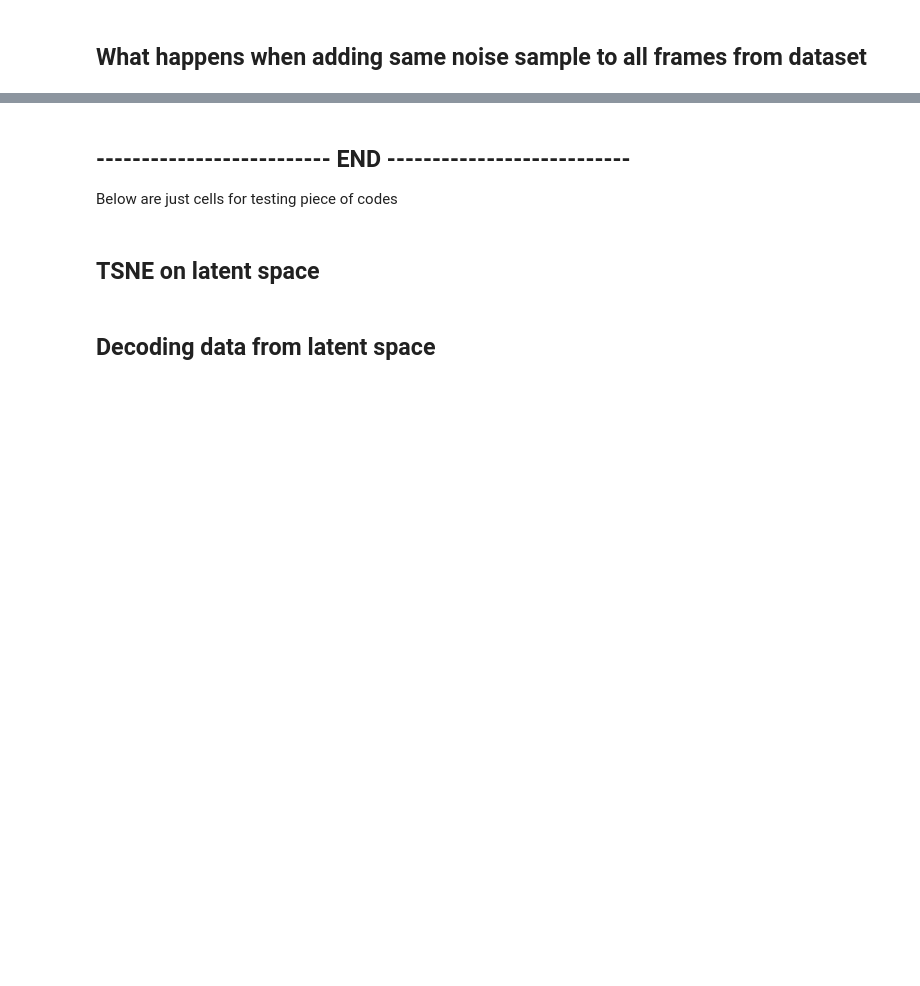
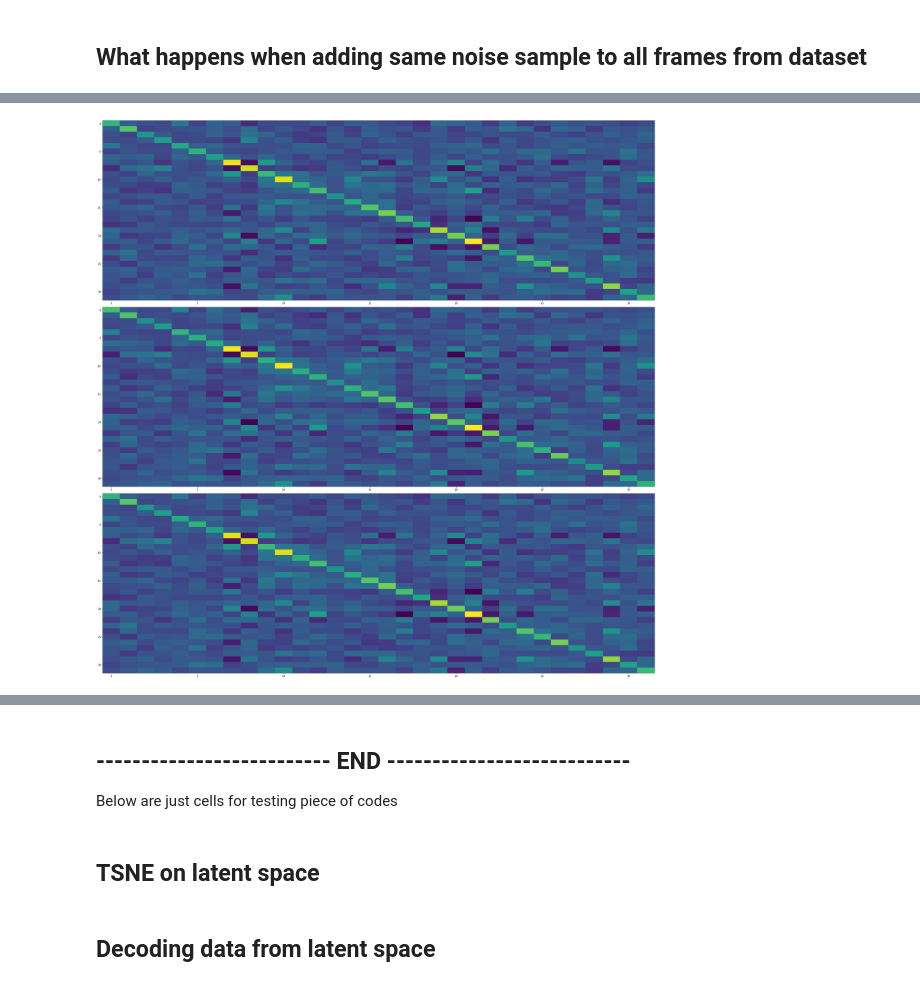
Before and after one commit to antmaio/FrechetMotionDistance, a Jupyter notebook: FGD_Conv1d.ipynb, the cells around one changed output, grey strips where cells are left out. Drawn from its saved outputs; the diff is of its cells as text; code cells hidden in the pictures; blank space fills up the shorter version.

```diff
--- a/FGD_Conv1d.ipynb
+++ b/FGD_Conv1d.ipynb
@@ -866,0 +1123,20 @@ else:
+# %%
+cov_noisy_one_sample = np.load(stat_path_one_sample)['cov_lsn']
+cov_noisy = np.load(stat_path)['cov_lsn']
+cov_gt = np.load(stat_path)['cov_ls']
+
+idx = 0
+
+cov_noisy_one_sample = get_win_std(cov_noisy_one_sample, idx).mean(axis=0)
+cov_noisy = get_win_std(cov_noisy, idx).mean(axis=0)
+cov_gt = get_win_std(cov_gt, idx).mean(axis=0)
+
+fig, ax = plt.subplots(3, figsize=(32,32))
+ax[0].imshow(cov_gt, interpolation="nearest", aspect='auto')
+#plt.figure()
+ax[1].imshow(cov_noisy, interpolation="nearest", aspect='auto')
+#plt.figure()
+ax[2].imshow(cov_noisy_one_sample, interpolation="nearest", aspect='auto')
+plt.tight_layout()
+# %% [output]
+[figure, added]
```
Also changed, not shown: parts of 19 cells of this notebook.
